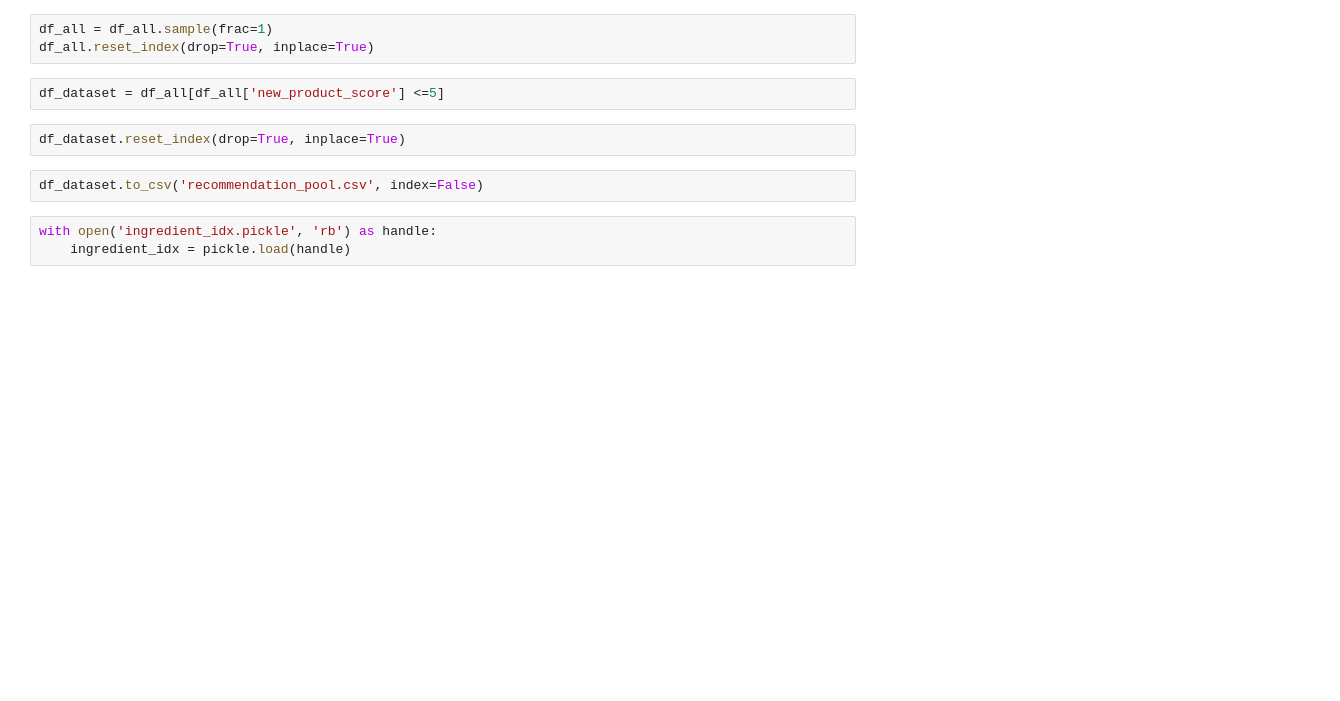
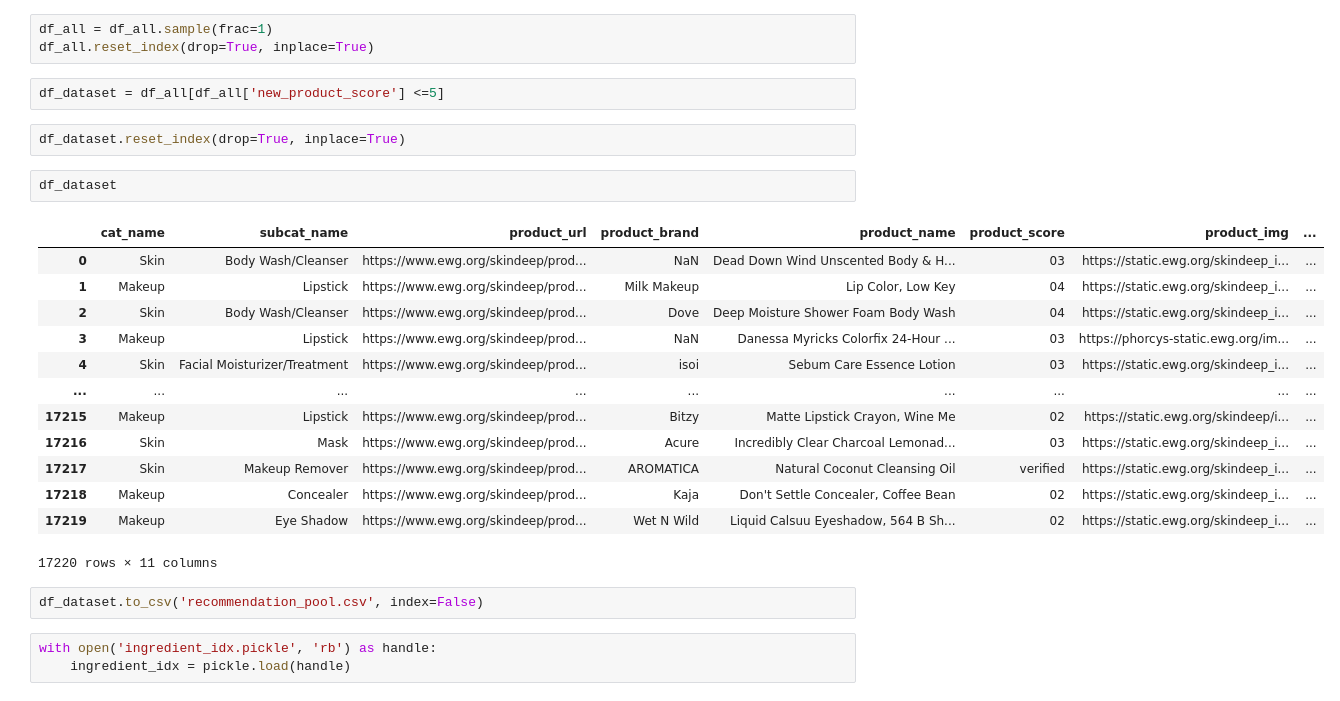
Before and after one commit to hienngn/coderschool-final-project, a Jupyter notebook: Model_product_evaluator/KNN.ipynb, the cells around one changed output. Drawn from its saved outputs; the diff is of its cells as text; blank space fills up the shorter version.

```diff
--- a/Model_product_evaluator/KNN.ipynb
+++ b/Model_product_evaluator/KNN.ipynb
@@ -91,6 +95,22 @@ df_all.reset_index(drop=True, inplace=True)
 df_dataset = df_all[df_all['new_product_score'] <=5]
 # %%
 df_dataset.reset_index(drop=True, inplace=True)
+# %%
+df_dataset
+# %% [output]
+|  | cat_name | subcat_name | product_url | product_brand | product_name | product_score | product_img | ... |
+| 0 | Skin | Body Wash/Cleanser | https://www.ewg.org/skindeep/prod... | NaN | Dead Down Wind Unscented Body & H... | 03 | https://static.ewg.org/skindeep_i... | ... |
+| 1 | Makeup | Lipstick | https://www.ewg.org/skindeep/prod... | Milk Makeup | Lip Color, Low Key | 04 | https://static.ewg.org/skindeep_i... | ... |
+| 2 | Skin | Body Wash/Cleanser | https://www.ewg.org/skindeep/prod... | Dove | Deep Moisture Shower Foam Body Wash | 04 | https://static.ewg.org/skindeep_i... | ... |
+| 3 | Makeup | Lipstick | https://www.ewg.org/skindeep/prod... | NaN | Danessa Myricks Colorfix 24-Hour ... | 03 | https://phorcys-static.ewg.org/im... | ... |
+| 4 | Skin | Facial Moisturizer/Treatment | https://www.ewg.org/skindeep/prod... | isoi | Sebum Care Essence Lotion | 03 | https://static.ewg.org/skindeep_i... | ... |
+| ... | ... | ... | ... | ... | ... | ... | ... | ... |
+| 17215 | Makeup | Lipstick | https://www.ewg.org/skindeep/prod... | Bitzy | Matte Lipstick Crayon, Wine Me | 02 | https://static.ewg.org/skindeep/i... | ... |
+| 17216 | Skin | Mask | https://www.ewg.org/skindeep/prod... | Acure | Incredibly Clear Charcoal Lemonad... | 03 | https://static.ewg.org/skindeep_i... | ... |
+| 17217 | Skin | Makeup Remover | https://www.ewg.org/skindeep/prod... | AROMATICA | Natural Coconut Cleansing Oil | verified | https://static.ewg.org/skindeep_i... | ... |
+| 17218 | Makeup | Concealer | https://www.ewg.org/skindeep/prod... | Kaja | Don't Settle Concealer, Coffee Bean | 02 | https://static.ewg.org/skindeep_i... | ... |
+| 17219 | Makeup | Eye Shadow | https://www.ewg.org/skindeep/prod... | Wet N Wild | Liquid Calsuu Eyeshadow, 564 B Sh... | 02 | https://static.ewg.org/skindeep_i... | ... |
+17220 rows × 11 columns
 # %%
 df_dataset.to_csv('recommendation_pool.csv', index=False)
 # %%
```
Also changed, not shown: parts of 6 cells of this notebook, 38 other files.
